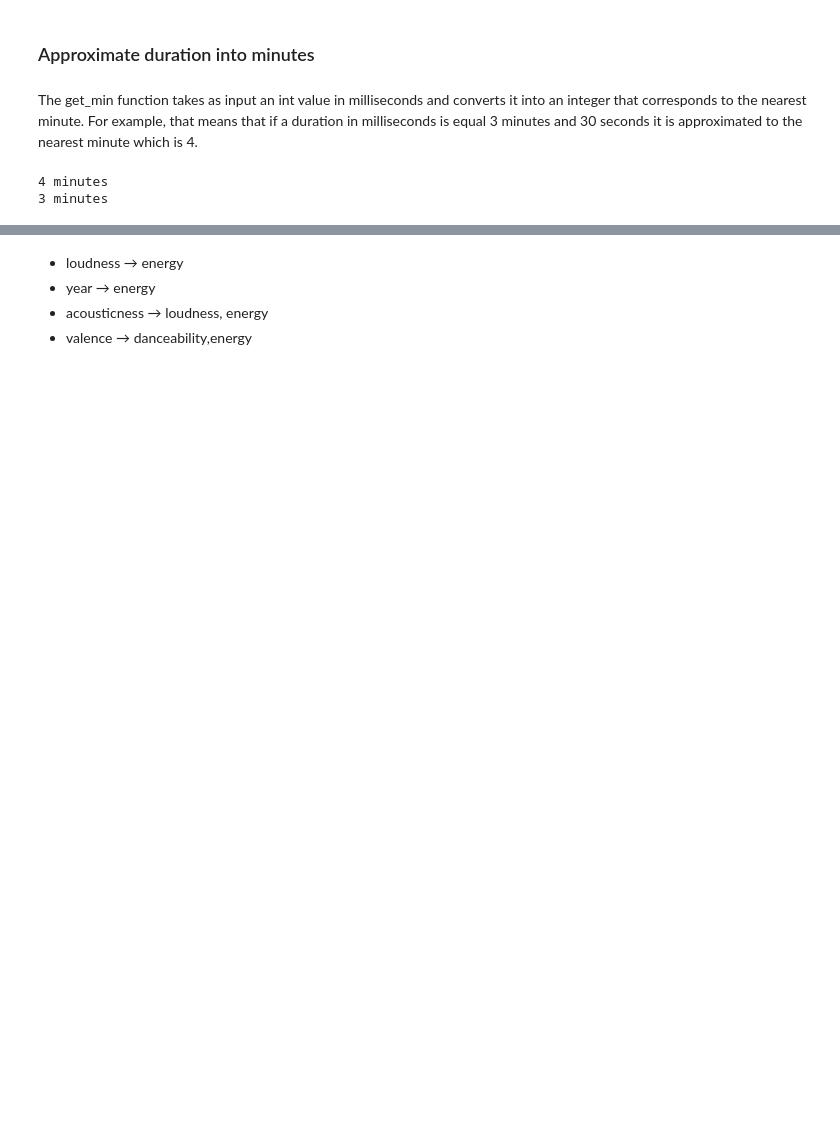
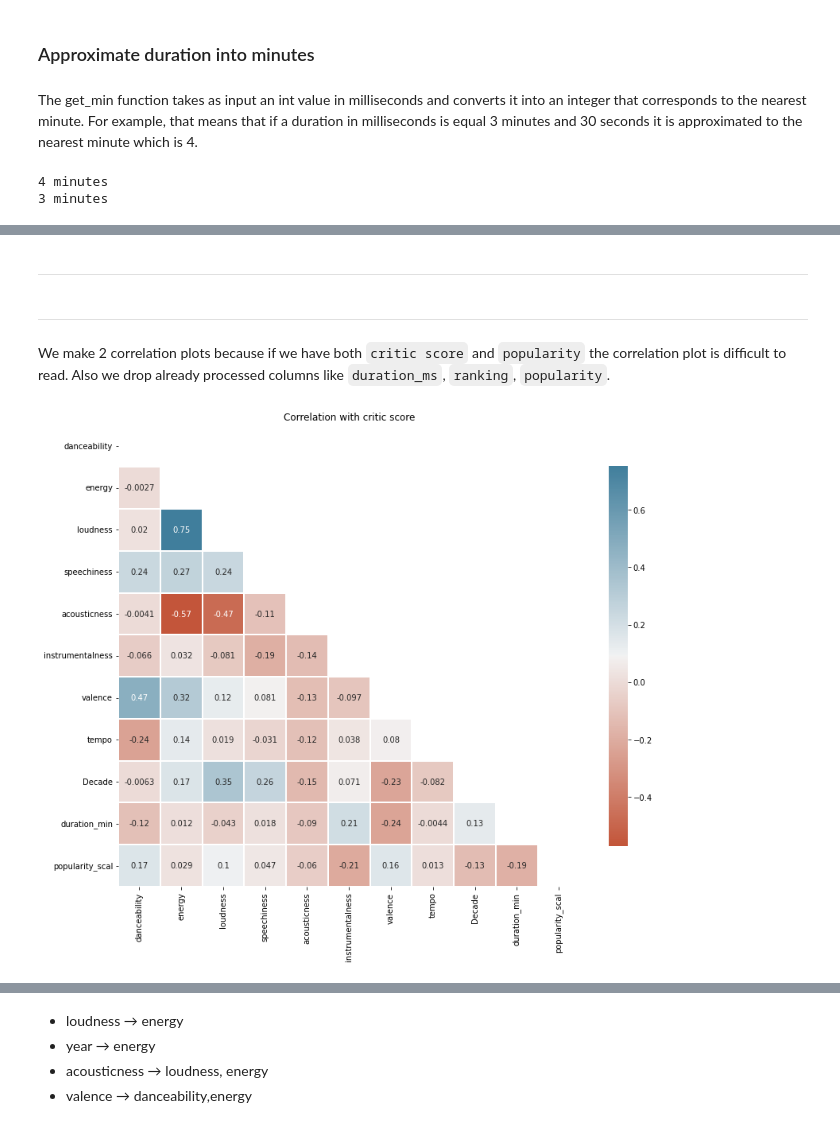
Before and after one commit to MScaramuzzi/FAIKR-3, a Jupyter notebook: df_compl.ipynb, the cells around one changed output, grey strips where cells are left out. Drawn from its saved outputs; the diff is of its cells as text; code cells hidden in the pictures; blank space fills up the shorter version.

```diff
--- a/df_compl.ipynb
+++ b/df_compl.ipynb
@@ -93,7 +93,7 @@ The rationale is:
 # %% [markdown]
 TODO: migliora labels
 # %%
-df1['Era']=pd.cut(x=df1['Decade'], bins=[1910,1970,2000,2020],
+df1['era']=pd.cut(x=df1['Decade'], bins=[1910,1970,2000,2020],
                         labels=["vintage","modern","contemporary"])
 # %% [markdown]
 * **duration_ms**: Through a helper function we convert duration_ms into **'duration_min '**
@@ -173,3 +170,5 @@ dtype: object
+# %% [markdown]
+---------------------------------
 # %%
 from sklearn.preprocessing import MinMaxScaler
 
@@ -179 +178,23 @@ df1[['popularity_scal']] = scaler.fit_transform(df1[['popularity']])
+# %% [markdown]
+---------------------------------
+# %% [markdown]
+We make 2 correlation plots because if we have both `critic score` and `popularity` the correlation plot is difficult to read. Also we drop already processed columns like `duration_ms`, `ranking`, `popularity`.
+# %%
+# drop non relevant columns
+dfp=df2.drop(["duration_ms","year","popularity","critic score","ranking"],axis=1)
+# %%
+plt.figure(figsize=(13,11))
+plt.title("Correlation with critic score")
+corr = dfp.corr(method='pearson')
+mask = np.triu(np.ones_like(corr, dtype=bool))
+sns.set_palette("Set2")
+sns.heatmap(corr,
+            mask=mask,
+            annot=True,
+            cmap=sns.diverging_palette(20, 230, as_cmap=True),
+            square = True,
+            linewidths = 1.5,
+            cbar_kws = {"shrink": .8});
+# %% [output]
+[figure, added]
 # %%
```
Also changed, not shown: parts of 51 cells of this notebook.
